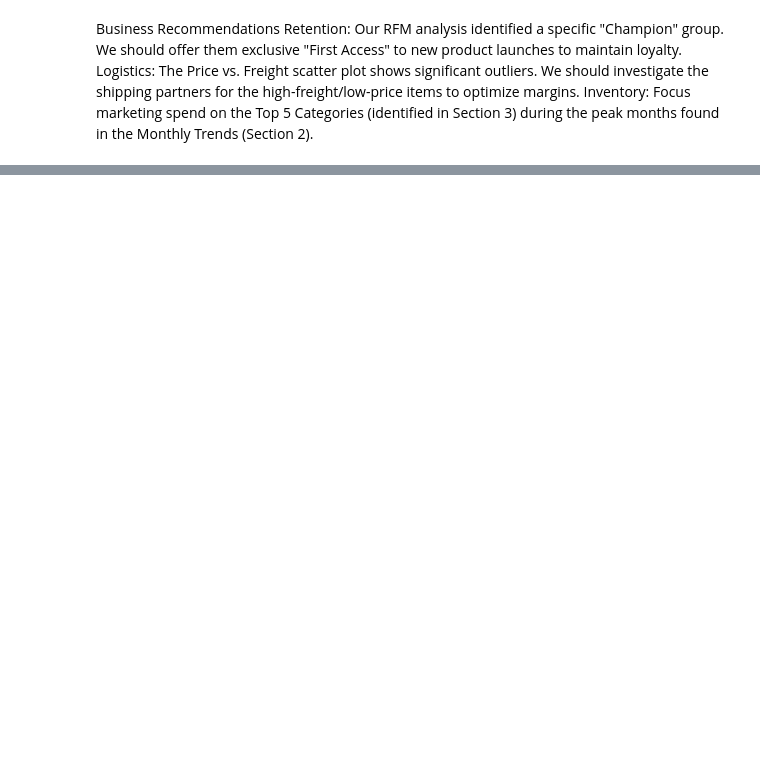
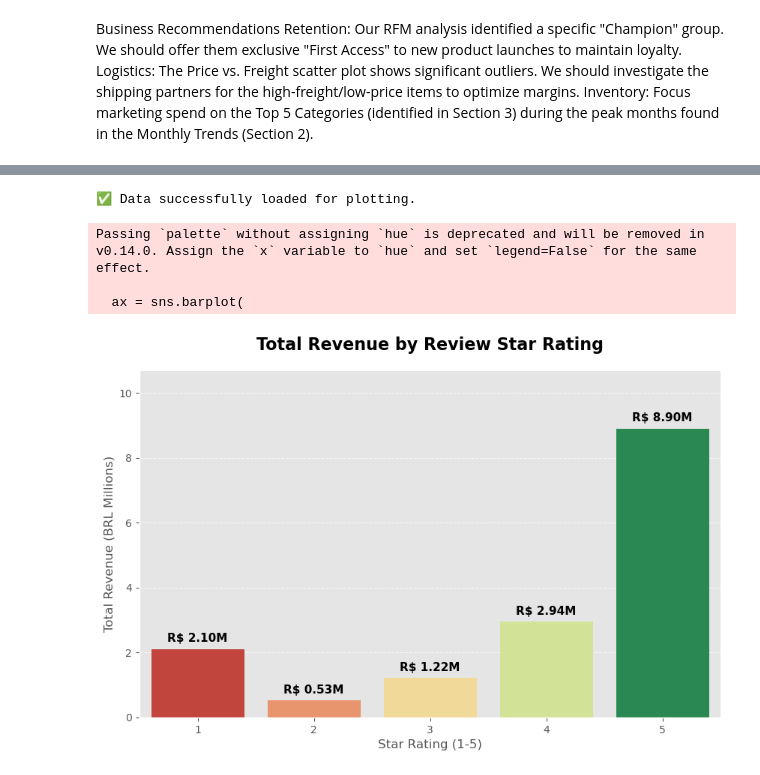
Before and after one commit to kealeee/olist-data-pipeline, a Jupyter notebook: notebooks/analysis.ipynb, the cells around one changed output, grey strips where cells are left out. Saved outputs shown, nothing was run; the diff lists cells and outputs as text; code cells hidden in the pictures; blank space fills up the shorter version.

```diff
--- a/notebooks/analysis.ipynb
+++ b/notebooks/analysis.ipynb
@@ -202,0 +502,72 @@ Inventory: Focus marketing spend on the Top 5 Categories (identified in Section
+# %%
+import pandas as pd
+import matplotlib.pyplot as plt
+import seaborn as sns
+import os
+from sqlalchemy import create_engine
+
+# 1. Database Connection
+engine = create_engine(f"postgresql://{os.getenv('POSTGRES_USER', 'postgres')}:{os.getenv('POSTGRES_PASSWORD', 'postgres')}@{os.getenv('POSTGRES_HOST', 'localhost')}:{os.getenv('POSTGRES_PORT', '5432')}/{os.getenv('POSTGRES_DB', 'olist_dw')}")
+
+# 2. Load Data from your analytics models
+try:
+    # Joining Sales and Reviews to link revenue to star ratings
+    query = """
+        SELECT
+            r.review_score,
+            SUM(s.total_sale_amount) as total_revenue
+        FROM analytics.fact_sales s
+        JOIN analytics.stg_order_reviews r ON s.order_id = r.order_id
+        GROUP BY 1
+        ORDER BY 1 ASC
+    """
+    df = pd.read_sql(query, engine)
+    df['revenue_millions'] = df['total_revenue'] / 1_000_000
+    print("✅ Data successfully loaded for plotting.")
+except Exception as e:
+    print(f"❌ Error: {e}")
+    exit(1)
+
+# 3. Plotting the Graph
+plt.figure(figsize=(10, 6))
+plt.style.use('ggplot')
+
+# Use a color palette that highlights the difference (Red for 1-star, Green for 5-star)
+colors = ['#d73027', '#fc8d59', '#fee08b', '#d9ef8b', '#1a9850']
+
+ax = sns.barplot(
+    data=df,
+    x='review_score',
+    y='revenue_millions',
+    palette=colors
+)
+
+# Add Data Labels on top of bars
+for p in ax.patches:
+    height = p.get_height()
+    ax.annotate(f'R$ {height:.2f}M',
+                (p.get_x() + p.get_width() / 2., height),
+                ha='center', va='center',
+                xytext=(0, 10),
+                textcoords='offset points',
+                fontweight='bold',
+                fontsize=11)
+
+# Final formatting
+plt.title('Total Revenue by Review Star Rating', fontsize=16, fontweight='bold', pad=20)
+plt.xlabel('Star Rating (1-5)', fontsize=12)
+plt.ylabel('Total Revenue (BRL Millions)', fontsize=12)
+plt.ylim(0, df['revenue_millions'].max() * 1.2) # Space for labels
+plt.grid(axis='y', linestyle='--', alpha=0.7)
+sns.despine()
+
+# 4. Save and Show
+os.makedirs('outputs', exist_ok=True)
+plt.savefig('outputs/revenue_by_stars.png', dpi=300, bbox_inches='tight')
+plt.show()
+# %% [output]
+✅ Data successfully loaded for plotting.
+Passing `palette` without assigning `hue` is deprecated and will be removed in v0.14.0. Assign the `x` variable to `hue` and set `legend=False` for the same effect.
+
+  ax = sns.barplot(
+[figure, added]
```
Also changed, not shown: parts of 13 cells of this notebook.
